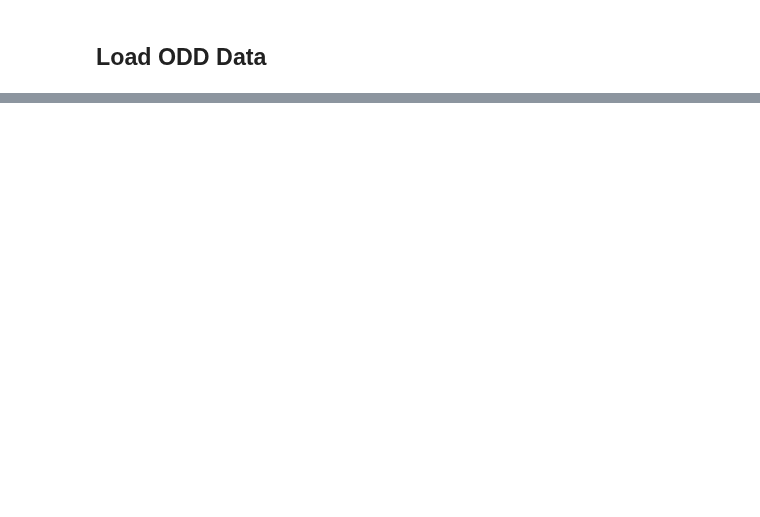
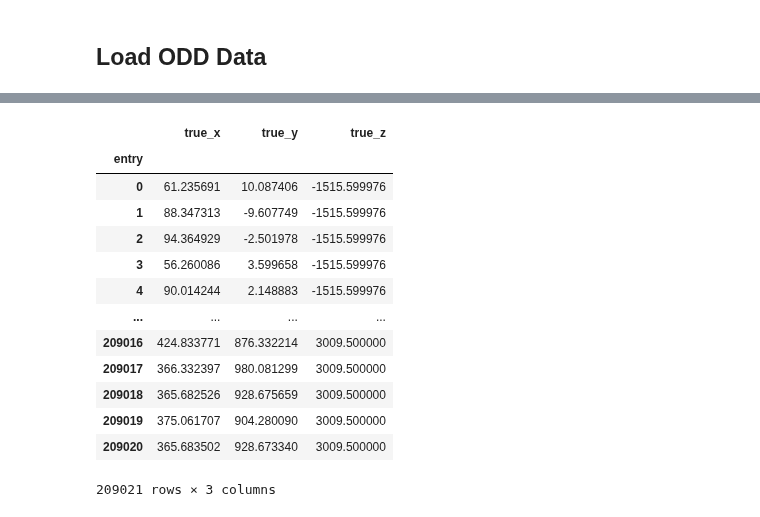
Before and after one commit to OpenDataDetector/ColliderML-Production, a Jupyter notebook: notebooks/physics/6_DM_digitisation_study.ipynb, the cells around one changed output, grey strips where cells are left out. Cells and saved outputs as stored; diff of their text form; code cells hidden in the pictures; blank space fills up the shorter version.

```diff
--- a/notebooks/physics/6_DM_digitisation_study.ipynb
+++ b/notebooks/physics/6_DM_digitisation_study.ipynb
@@ -196,0 +102,17 @@ df
+# %%
+smeared_measurements_df[["true_x", "true_y", "true_z"]]
+# %% [output]
+|  | true_x | true_y | true_z |
+| entry |  |  |  |
+| 0 | 61.235691 | 10.087406 | -1515.599976 |
+| 1 | 88.347313 | -9.607749 | -1515.599976 |
+| 2 | 94.364929 | -2.501978 | -1515.599976 |
+| 3 | 56.260086 | 3.599658 | -1515.599976 |
+| 4 | 90.014244 | 2.148883 | -1515.599976 |
+| ... | ... | ... | ... |
+| 209016 | 424.833771 | 876.332214 | 3009.500000 |
+| 209017 | 366.332397 | 980.081299 | 3009.500000 |
+| 209018 | 365.682526 | 928.675659 | 3009.500000 |
+| 209019 | 375.061707 | 904.280090 | 3009.500000 |
+| 209020 | 365.683502 | 928.673340 | 3009.500000 |
+209021 rows × 3 columns
```
Also changed, not shown: parts of 28 cells of this notebook, 13 other files.
